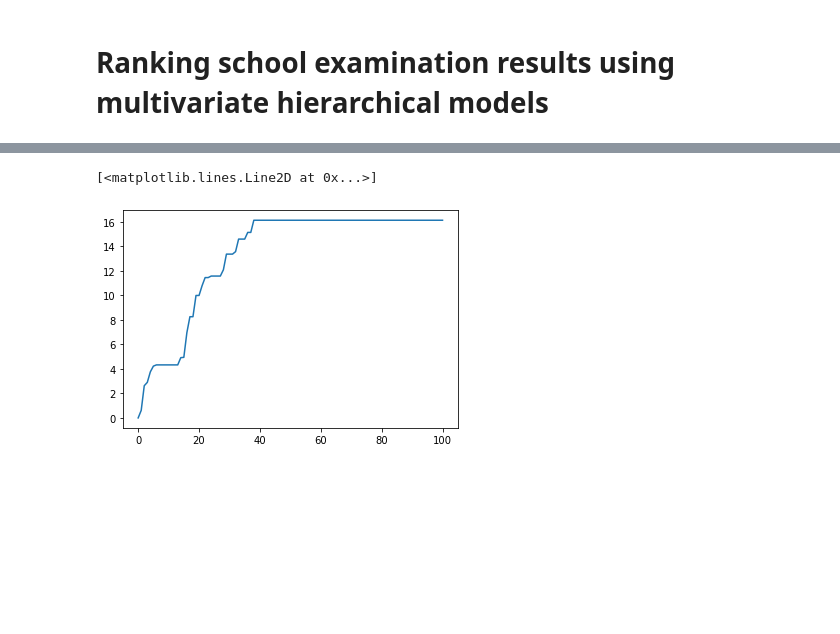
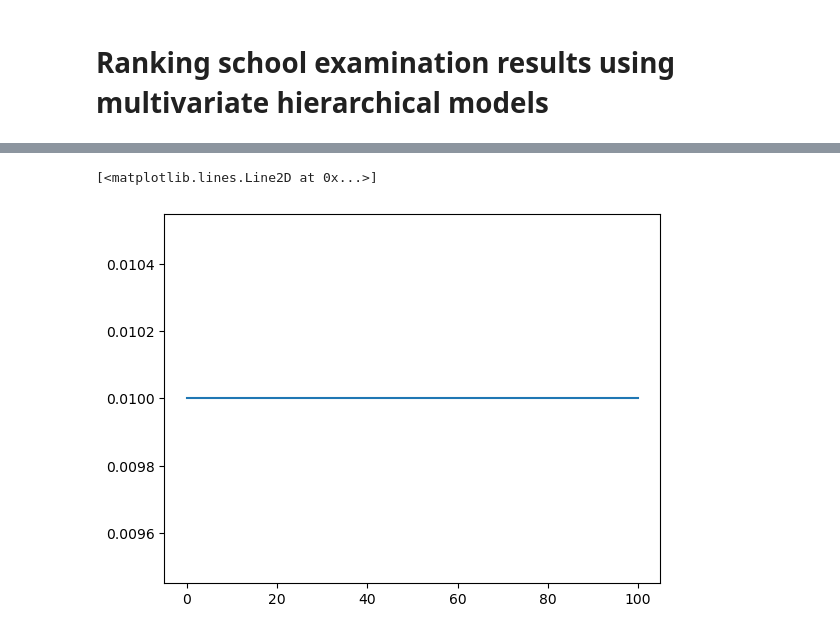
Before and after one commit to meh-source/schools-project, a Jupyter notebook: main.ipynb, the cells around one changed output, grey strips where cells are left out. Cells and saved outputs as stored; diff of their text form; code cells hidden in the pictures; blank space fills up the shorter version.

```diff
--- a/main.ipynb
+++ b/main.ipynb
@@ -33,6 +31,6 @@ data.keys(), init.keys(), params.keys()
 # %%
-hyperparams = dict()
-hyperparams["tau0"] = 1e-4
-hyperparams["phi_sd_proposal"] = 1
-hyperparams["theta_sd_proposal"] = 1
-hyperparams["T_sd_proposal"] = [5, 2, 2, 5, 2, 5]
+params = dict()
+params["tau0"] = 1e-4
+params["phi_sd_proposal"] = 1
+params["theta_sd_proposal"] = 2
+params["T_sd_proposal"] = [2, 2, 2, 2, 2, 2]
@@ -260,5 +259,5 @@ def sampler(n, data, init, params, hyperparams):
 
     return(chain)
 # %%
- chain = sampler(100, data, init, params, hyperparams)
+ chain = sampler(100, data, init, params)
 # %% [output]
@@ -341,5 +273,5 @@ plt.legend()
 # %%
-plt.plot(chain["theta"])
+plt.plot(chain["phi"])
 # %% [output]
 [<matplotlib.lines.Line2D at 0x...>]
-[figure, old version]
+[figure, new version]
```
Also changed, not shown: parts of 8 cells of this notebook.
